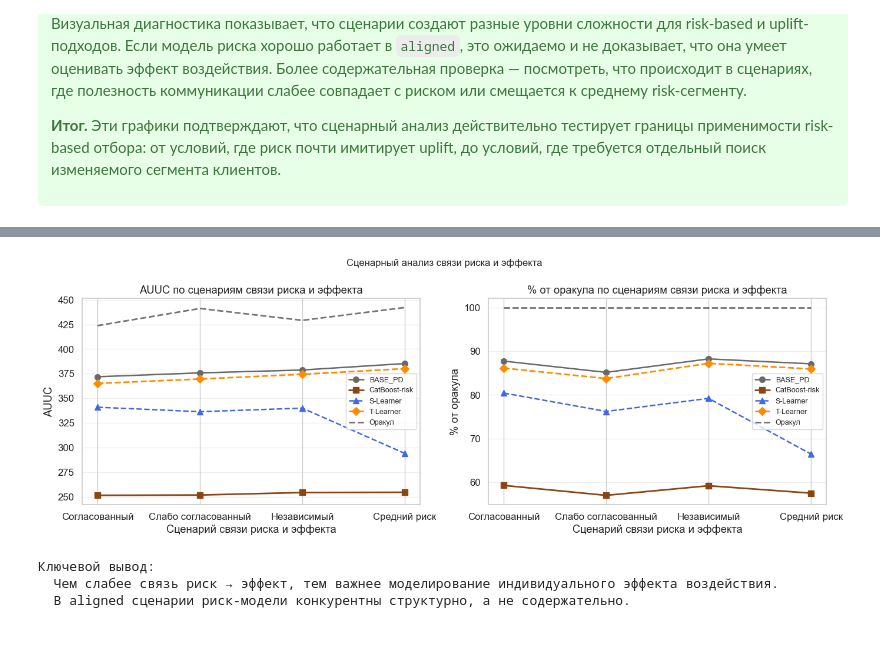
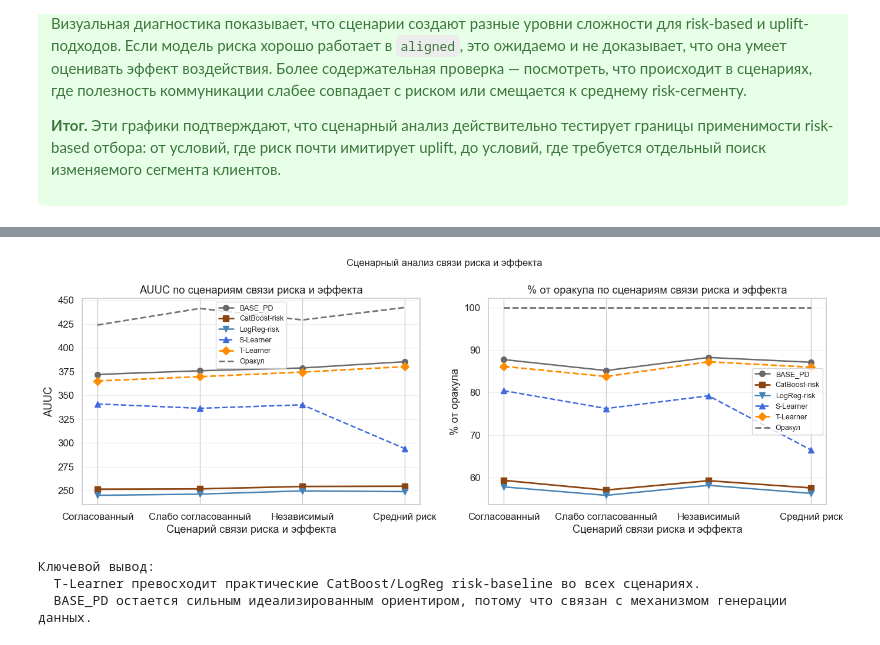
Before and after one commit to loymeding/uplift-credit-risk, a Jupyter notebook: 05_uplift_models.ipynb, the cells around one changed output, grey strips where cells are left out. Cells and saved outputs as stored; diff of their text form; code cells hidden in the pictures.

Commit message:
Update scenario risk baselines in uplift notebook

```diff
--- a/05_uplift_models.ipynb
+++ b/05_uplift_models.ipynb
@@ -2504,7 +2528,7 @@ display(_scenario_diag_df.round({
 # %%
 # ====== Сценарный анализ связи риска и эффекта: обучение и score ======
 # Для каждого сценария используются облегченные S-Learner и T-Learner (300 итераций),
-# плюс неизменные риск-оценки BASE_PD и CatBoost.
+# плюс неизменные риск-оценки BASE_PD, CatBoost и LogReg.
 
 _sweep_rows = []
 
@@ -2564,6 +2588,7 @@ for _sc_name, _gen_fn in _scenarios.items():
         'Logged-policy oracle': -_realized_te,
         'BASE_PD':              test['BASE_PD'].values,
         'CatBoost-risk':        cb_all_score_test,
+        'LogReg-risk':          lr_all_score_test,
         'S-Learner':            _score_s_sw,
         'T-Learner':            _score_t_sw,
     }
@@ -2705,6 +2734,7 @@ _sc_labels = ['Согласованный', 'Слабо согласованны
 _model_styles = {
     'BASE_PD':       ('dimgray',    'o-',  1.8),
     'CatBoost-risk': ('saddlebrown','s-',  2.0),
+    'LogReg-risk':   ('steelblue',   'v-',  1.8),
     'S-Learner':     ('royalblue',  '^--', 1.8),
     'T-Learner':     ('darkorange', 'D--', 2.0),
 }
@@ -2714,39 +2744,39 @@ fig, axes = plt.subplots(1, 2, figsize=(14, 5))
 for ax, metric in zip(axes, ['AUUC', '% от оракула']):
     for mname, (color, marker, lw) in _model_styles.items():
         vals = []
         for sc in _sc_order:
             row = _df_sw2[(_df_sw2['Модель'] == mname) & (_df_sw2['Сценарий'] == sc)]
             vals.append(row[metric].values[0] if len(row) > 0 else float('nan'))
         ax.plot(_sc_labels, vals, marker[1:], marker=marker[0], color=color,
                 linewidth=lw, label=mname, markersize=7)
 
     # Линия оракульного уровня
     oracle_vals = []
     for sc in _sc_order:
         row = pd.DataFrame(_sweep_rows)
         row = row[(row['Модель'] == 'Logged-policy oracle') & (row['Сценарий'] == sc)]
         oracle_vals.append(row[metric].values[0] if len(row) > 0 else float('nan'))
     ax.plot(_sc_labels, oracle_vals, 'k--', linewidth=2, label='Оракул', alpha=0.6)
 
     ax.set_xlabel('Сценарий связи риска и эффекта')
     ax.set_ylabel(metric)
     ax.set_title(f'{metric} по сценариям связи риска и эффекта')
     ax.legend(fontsize=9)
     ax.grid(axis='y', alpha=0.3)
 
 plt.suptitle('Сценарный анализ связи риска и эффекта',
              fontsize=12)
 plt.tight_layout()
 plt.show()
 
 print("\nКлючевой вывод:")
-print("  Чем слабее связь риск → эффект, тем важнее моделирование индивидуального эффекта воздействия.")
-print("  В aligned сценарии риск-модели конкурентны структурно, а не содержательно.")
+print("  T-Learner превосходит практические CatBoost/LogReg risk-baseline во всех сценариях.")
+print("  BASE_PD остается сильным идеализированным ориентиром, потому что связан с механизмом генерации данных.")
 # %% [output]
-[figure, old version]
+[figure, new version]
 Ключевой вывод:
-  Чем слабее связь риск → эффект, тем важнее моделирование индивидуального эффекта воздействия.
-  В aligned сценарии риск-модели конкурентны структурно, а не содержательно.
+  T-Learner превосходит практические CatBoost/LogReg risk-baseline во всех сценариях.
+  BASE_PD остается сильным идеализированным ориентиром, потому что связан с механизмом генерации данных.
 # %% [markdown]
 <h3 id="uplift-scenario-interpretation">Интерпретация сценарного эксперимента</h3>
 
```
Also changed, not shown: parts of 11 cells of this notebook.
